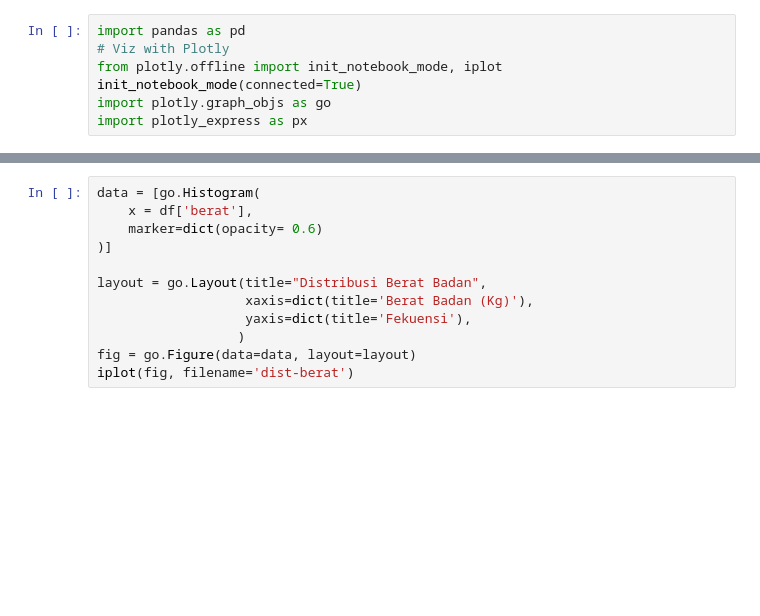
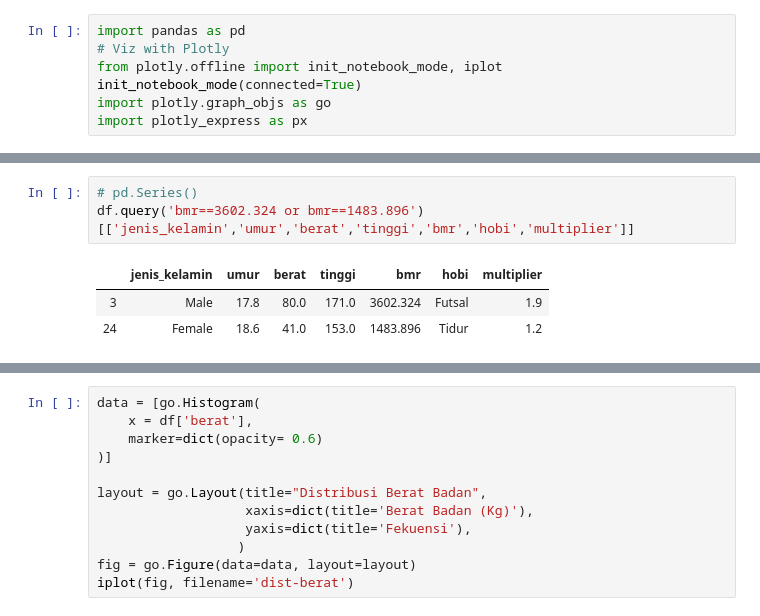
Before and after one commit to jojonicho/mpktb-plotly-visualize, a Jupyter notebook: mpktb.ipynb, the cells around one changed output, grey strips where cells are left out. Cells and saved outputs as stored; diff of their text form; blank space fills up the shorter version.

```diff
--- a/mpktb.ipynb
+++ b/mpktb.ipynb
@@ -88,0 +118,7 @@ df
+# %%
+# pd.Series()
+df.query('bmr==3602.324 or bmr==1483.896')[['jenis_kelamin','umur','berat','tinggi','bmr','hobi','multiplier']]
+# %% [output]
+|  | jenis_kelamin | umur | berat | tinggi | bmr | hobi | multiplier |
+| 3 | Male | 17.8 | 80.0 | 171.0 | 3602.324 | Futsal | 1.9 |
+| 24 | Female | 18.6 | 41.0 | 153.0 | 1483.896 | Tidur | 1.2 |
```
Also changed, not shown: parts of 15 cells of this notebook.
